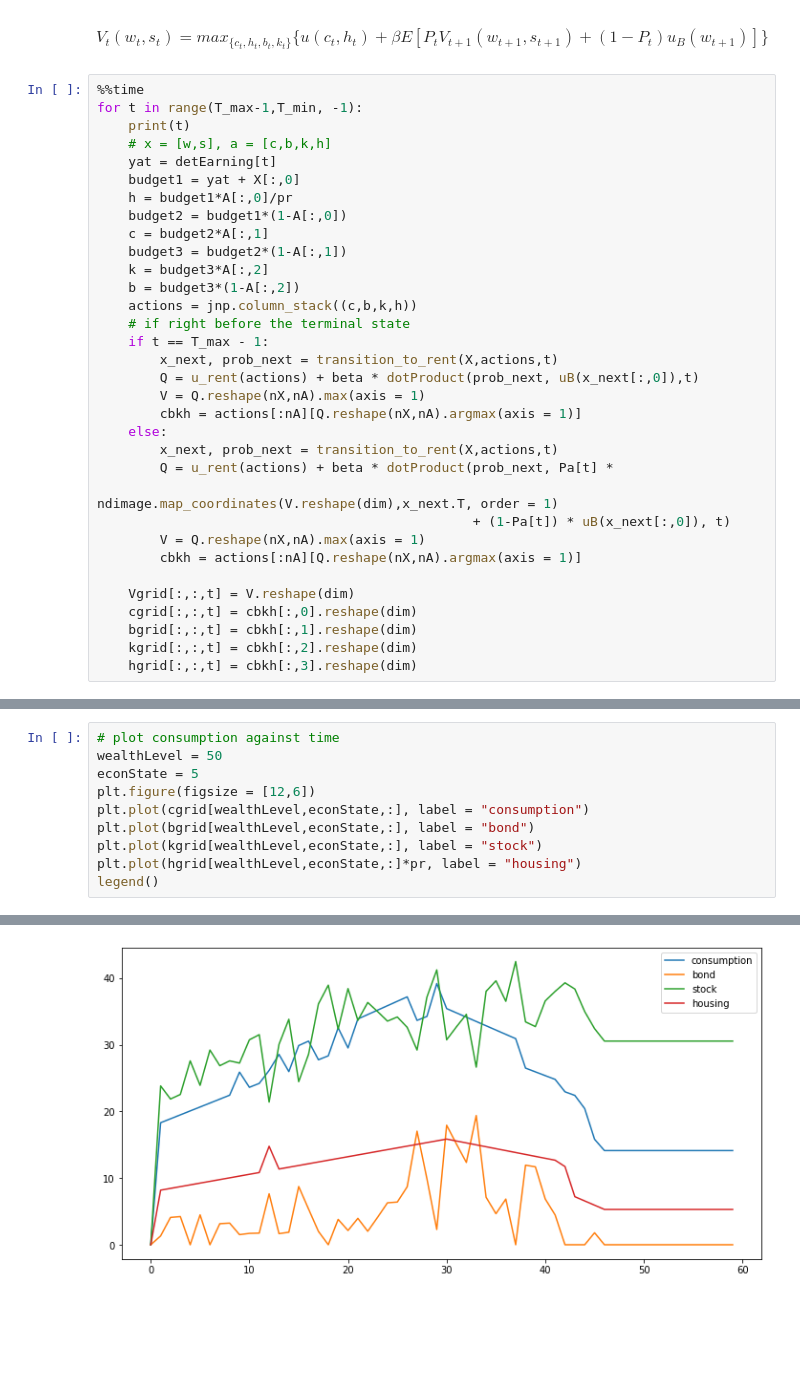
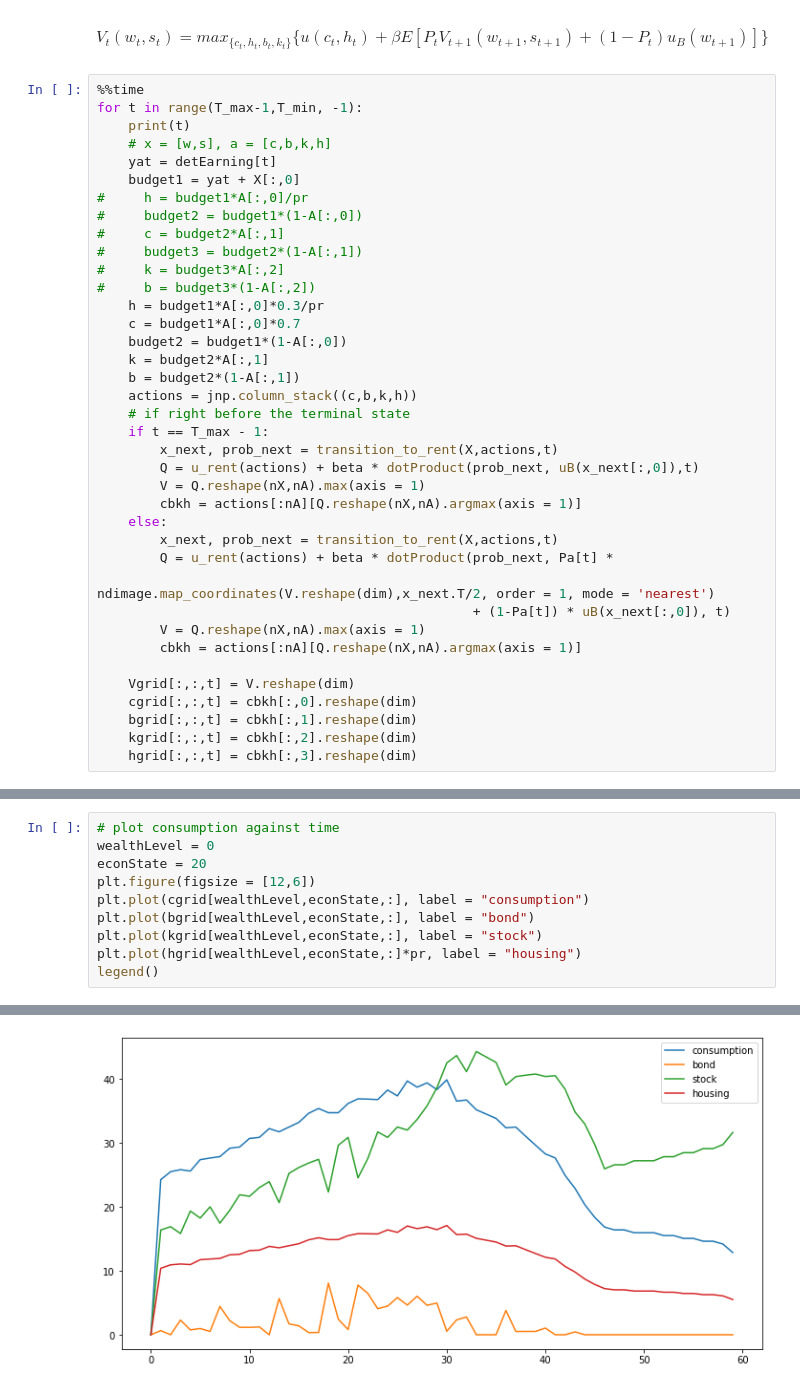
Before and after one commit to dongxulee/VectorizationGPU, a Jupyter notebook: vectorizeAll.ipynb, the cells around one changed output, grey strips where cells are left out. Saved outputs shown, nothing was run; the diff lists cells and outputs as text; blank space fills up the shorter version.

Commit message:
solve the model with wealth state and econ state

```diff
--- a/vectorizeAll.ipynb
+++ b/vectorizeAll.ipynb
@@ -96,12 +97,17 @@ for t in range(T_max-1,T_min, -1):
     # x = [w,s], a = [c,b,k,h]
     yat = detEarning[t]
     budget1 = yat + X[:,0]
-    h = budget1*A[:,0]/pr
+#     h = budget1*A[:,0]/pr
+#     budget2 = budget1*(1-A[:,0])
+#     c = budget2*A[:,1]
+#     budget3 = budget2*(1-A[:,1])
+#     k = budget3*A[:,2]
+#     b = budget3*(1-A[:,2])
+    h = budget1*A[:,0]*0.3/pr
+    c = budget1*A[:,0]*0.7
     budget2 = budget1*(1-A[:,0])
-    c = budget2*A[:,1]
-    budget3 = budget2*(1-A[:,1])
-    k = budget3*A[:,2]
-    b = budget3*(1-A[:,2])
+    k = budget2*A[:,1]
+    b = budget2*(1-A[:,1])
     actions = jnp.column_stack((c,b,k,h))
     # if right before the terminal state
     if t == T_max - 1:
@@ -112,7 +118,7 @@ for t in range(T_max-1,T_min, -1):
     else:
         x_next, prob_next = transition_to_rent(X,actions,t)
         Q = u_rent(actions) + beta * dotProduct(prob_next, Pa[t] *
-                                                ndimage.map_coordinates(V.reshape(dim),x_next.T, order = 1)
+                                                ndimage.map_coordinates(V.reshape(dim),x_next.T/2, order = 1, mode = 'nearest')
                                                 + (1-Pa[t]) * uB(x_next[:,0]), t)
         V = Q.reshape(nX,nA).max(axis = 1)
         cbkh = actions[:nA][Q.reshape(nX,nA).argmax(axis = 1)]
@@ -143,13 +149,13 @@ Wall time: 6min 17s
 # %%
 # plot consumption against time
-wealthLevel = 50
-econState = 5
+wealthLevel = 0
+econState = 20
 plt.figure(figsize = [12,6])
 plt.plot(cgrid[wealthLevel,econState,:], label = "consumption")
 plt.plot(bgrid[wealthLevel,econState,:], label = "bond")
 plt.plot(kgrid[wealthLevel,econState,:], label = "stock")
 plt.plot(hgrid[wealthLevel,econState,:]*pr, label = "housing")
 legend()
 # %% [output]
 <matplotlib.legend.Legend at 0x...>
-[figure, old version]
+[figure, new version]
```
Also changed, not shown: parts of 6 cells of this notebook, 1 other file.
